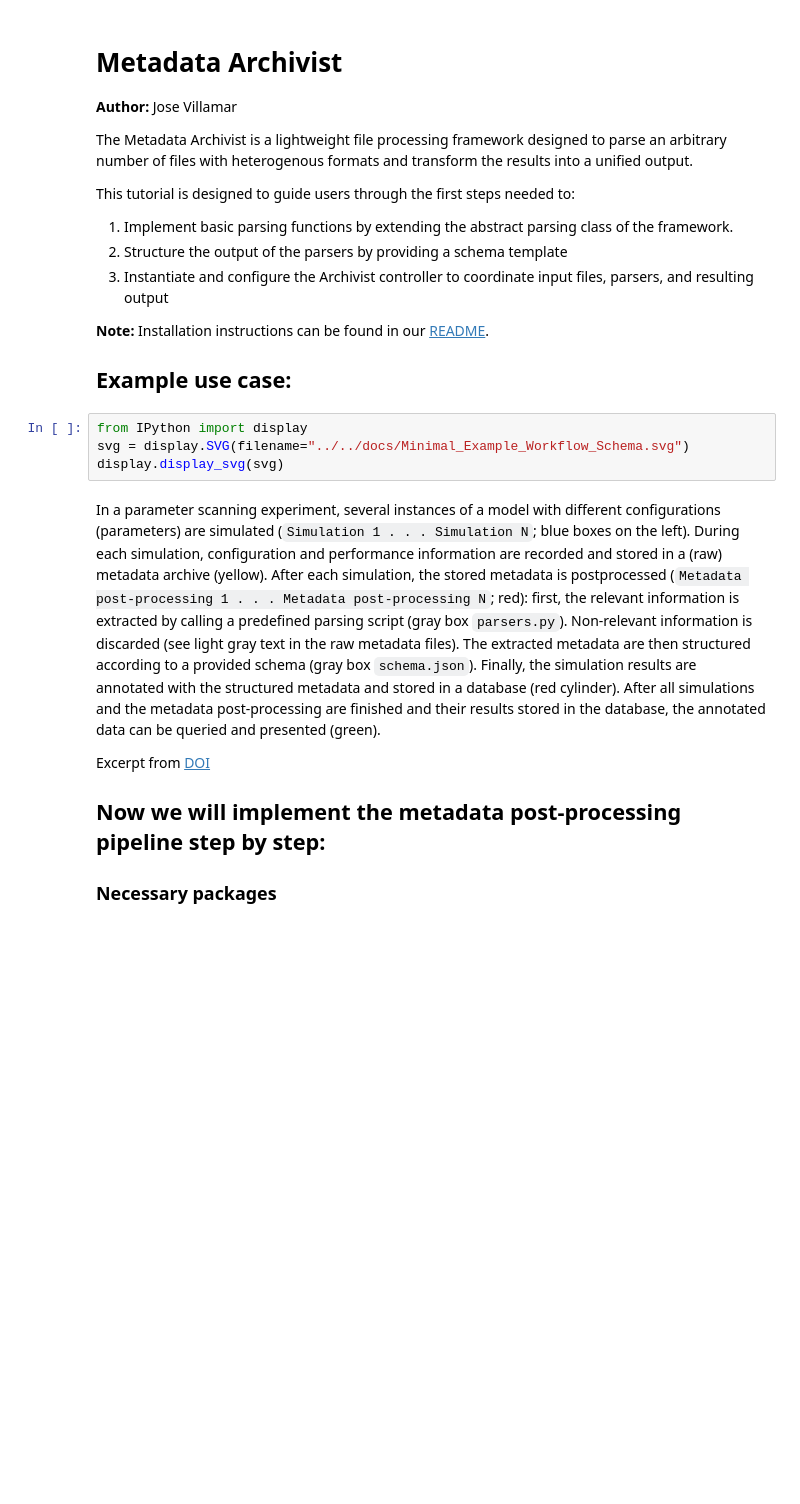
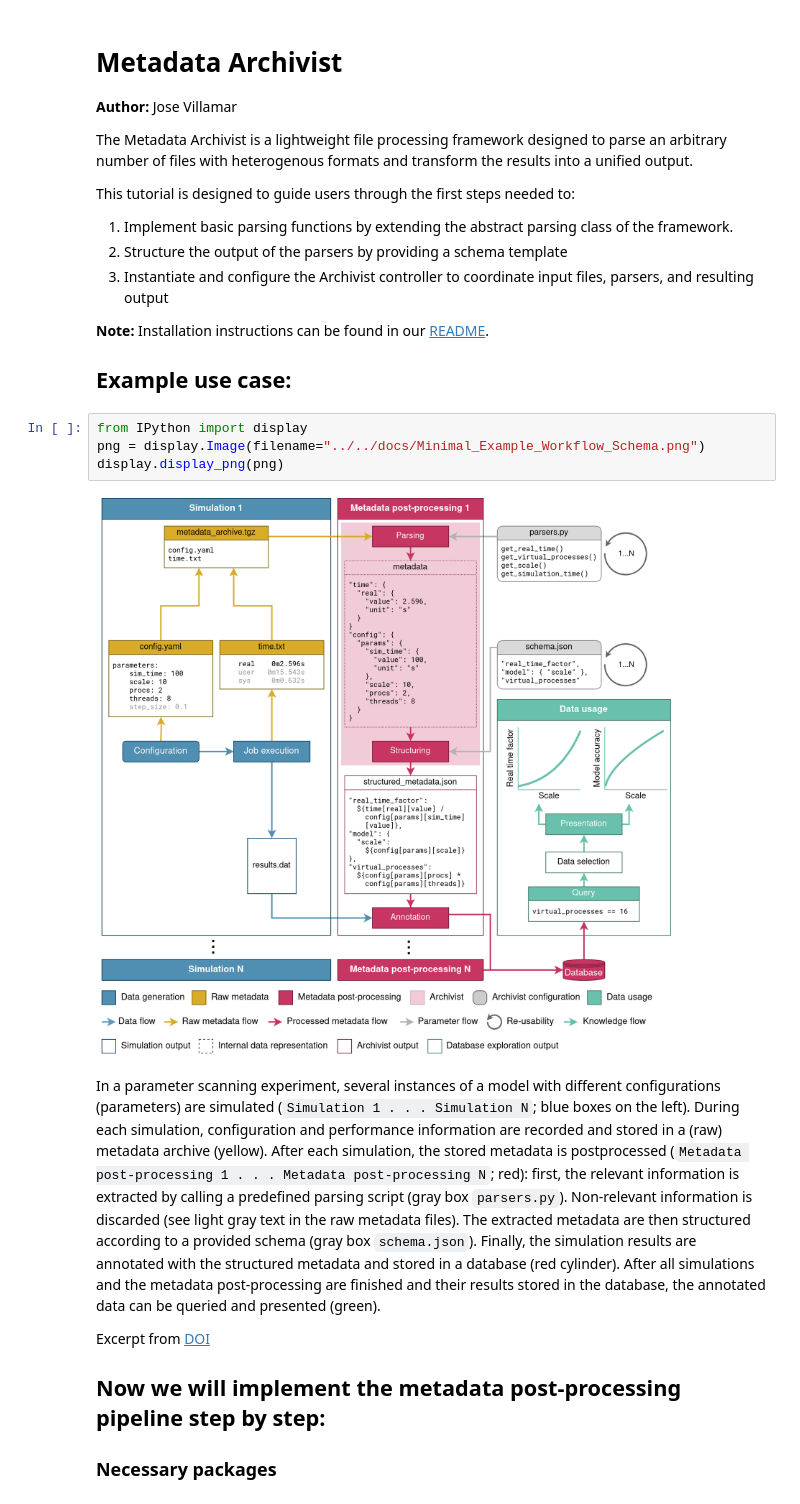
Before and after one commit to INM-6/metadata-archivist, a Jupyter notebook: examples/schema_example4/schema_tutorial.ipynb, the cells around one changed output. Drawn from its saved outputs; the diff is of its cells as text; blank space fills up the shorter version.

Commit message:
Changed diagram to png format to properly display in notebook.

````diff
--- a/examples/schema_example4/schema_tutorial.ipynb
+++ b/examples/schema_example4/schema_tutorial.ipynb
@@ -15,8 +15,10 @@ This tutorial is designed to guide users through the first steps needed to:
 ## Example use case:
 # %%
 from IPython import display
-svg = display.SVG(filename="../../docs/Minimal_Example_Workflow_Schema.svg")
-display.display_svg(svg)
+png = display.Image(filename="../../docs/Minimal_Example_Workflow_Schema.png")
+display.display_png(png)
+# %% [output]
+[figure, added]
 # %% [markdown]
 In a parameter scanning experiment, several instances of a model with different configurations (parameters) are simulated (```Simulation 1 . . . Simulation N```; blue boxes on the left).
 During each simulation, configuration and performance information are recorded and stored in a (raw) metadata archive (yellow).
````
Also changed, not shown: 1 other file.
